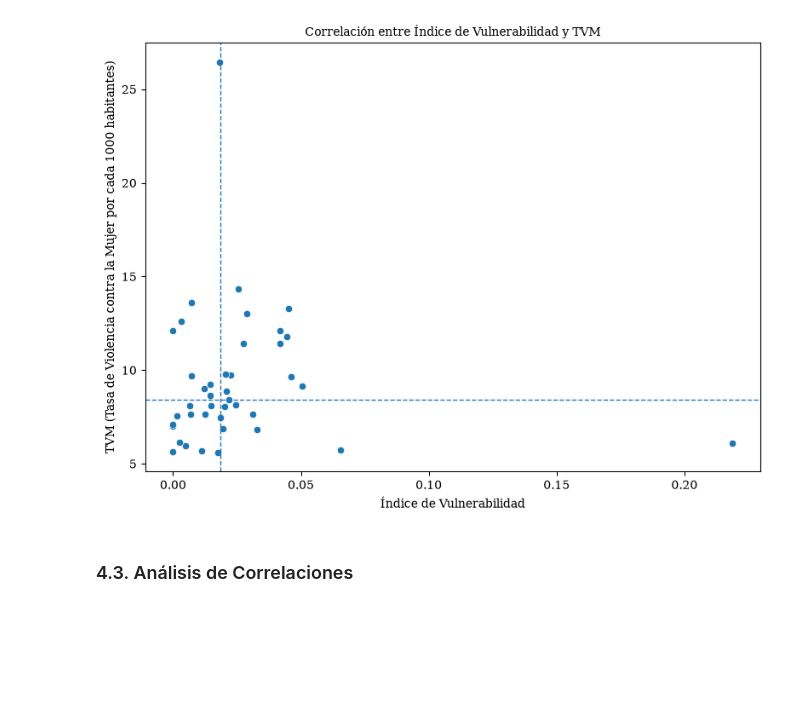
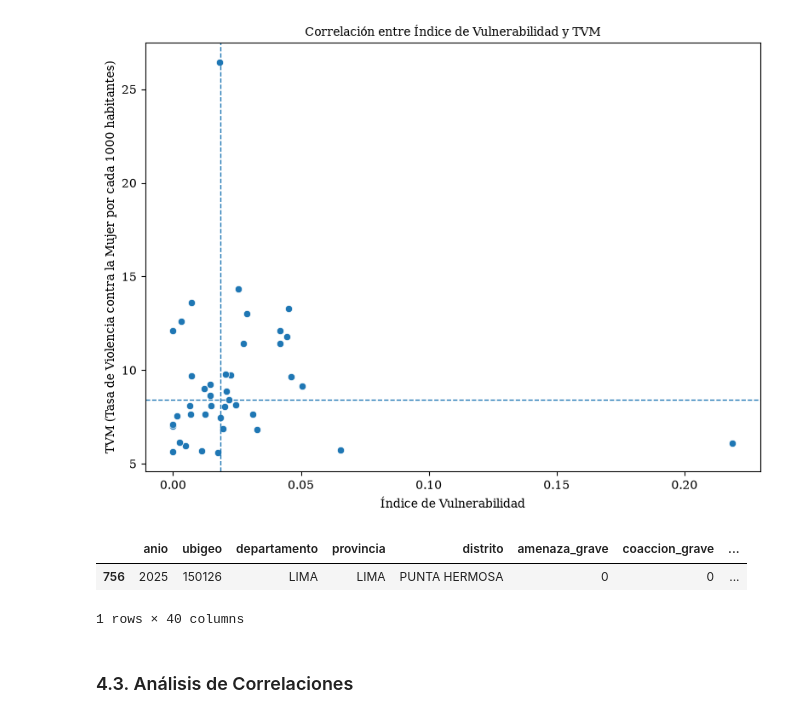
Before and after one commit to mariotiradom/proyecto-final-data-mining, a Jupyter notebook: notebooks/01-tareas_dm.ipynb, the cells around one changed output. Cells and saved outputs as stored; diff of their text form; code cells hidden in the pictures; blank space fills up the shorter version.

Commit message:
correciones post expo: base final

```diff
--- a/notebooks/01-tareas_dm.ipynb
+++ b/notebooks/01-tareas_dm.ipynb
@@ -354,6 +356,12 @@ plt.savefig("correlacion_vulnerabilidad_tvm.png", dpi=300, bbox_inches='tight')
 plt.show()
 # %% [output]
 [figure]
+# %%
+base_lima[base_lima['indice_vulnerabilidad'] == base_lima['indice_vulnerabilidad'].max()]
+# %% [output]
+|  | anio | ubigeo | departamento | provincia | distrito | amenaza_grave | coaccion_grave | ... |
+| 756 | 2025 | 150126 | LIMA | LIMA | PUNTA HERMOSA | 0 | 0 | ... |
+1 rows × 40 columns
 # %% [markdown]
 ### 4.3. Análisis de Correlaciones
 # %% [markdown]
```
Also changed, not shown: parts of 17 cells of this notebook, 13 other files.
